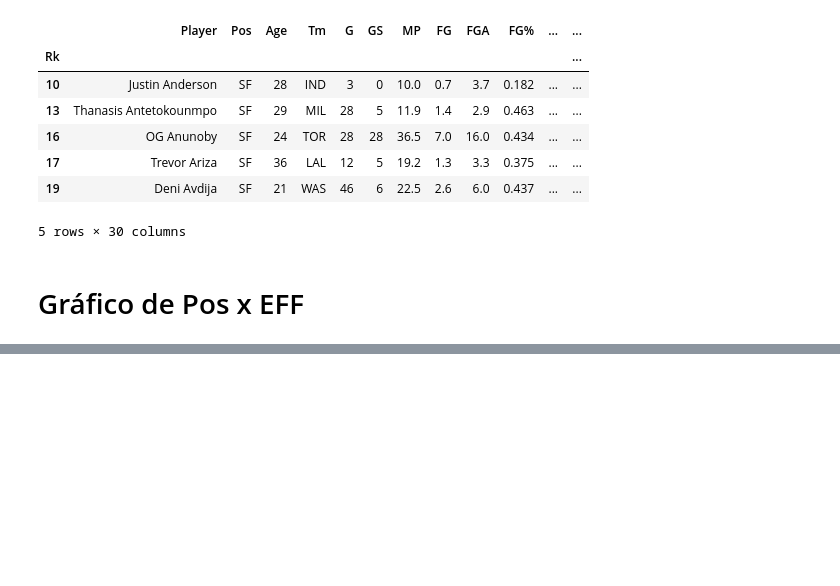
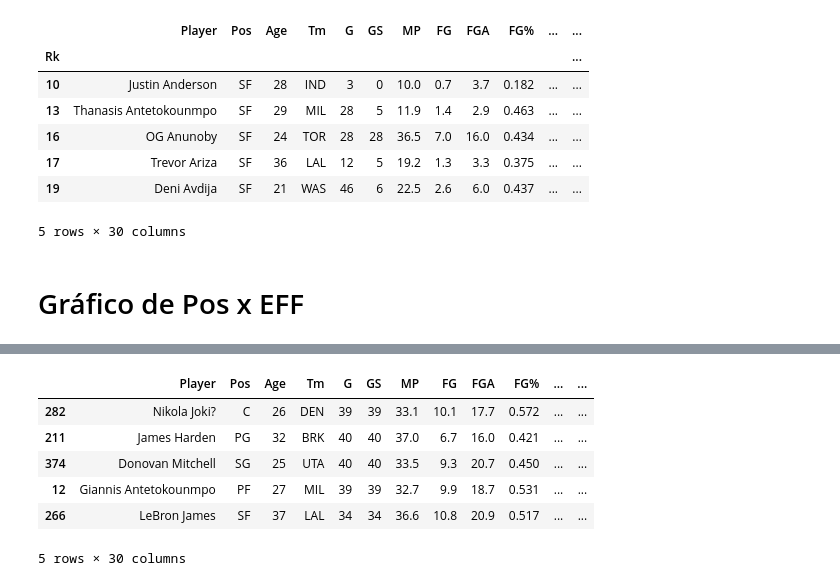
Before and after one commit to LinJTF/NBA_prediction, a Jupyter notebook: ProjectNBA.ipynb, the cells around one changed output, grey strips where cells are left out. Saved outputs shown, nothing was run; the diff lists cells and outputs as text; code cells hidden in the pictures; blank space fills up the shorter version.

```diff
--- a/ProjectNBA.ipynb
+++ b/ProjectNBA.ipynb
@@ -213,0 +333,15 @@ ValueError: The truth value of a Series is ambiguous. Use a.empty, a.bool(), a.i
+# %%
+dreamteam = [mvp_C, mvp_PG, mvp_SG, mvp_PF, mvp_SF]
+
+dreamteam_df = pd.DataFrame(dreamteam)
+type(dreamteam_df)
+
+dreamteam_df
+# %% [output]
+|  | Player | Pos | Age | Tm | G | GS | MP | FG | FGA | FG% | ... | ... |
+| 282 | Nikola Joki? | C | 26 | DEN | 39 | 39 | 33.1 | 10.1 | 17.7 | 0.572 | ... | ... |
+| 211 | James Harden | PG | 32 | BRK | 40 | 40 | 37.0 | 6.7 | 16.0 | 0.421 | ... | ... |
+| 374 | Donovan Mitchell | SG | 25 | UTA | 40 | 40 | 33.5 | 9.3 | 20.7 | 0.450 | ... | ... |
+| 12 | Giannis Antetokounmpo | PF | 27 | MIL | 39 | 39 | 32.7 | 9.9 | 18.7 | 0.531 | ... | ... |
+| 266 | LeBron James | SF | 37 | LAL | 34 | 34 | 36.6 | 10.8 | 20.9 | 0.517 | ... | ... |
+5 rows × 30 columns
```
Also changed, not shown: parts of 10 cells of this notebook.
